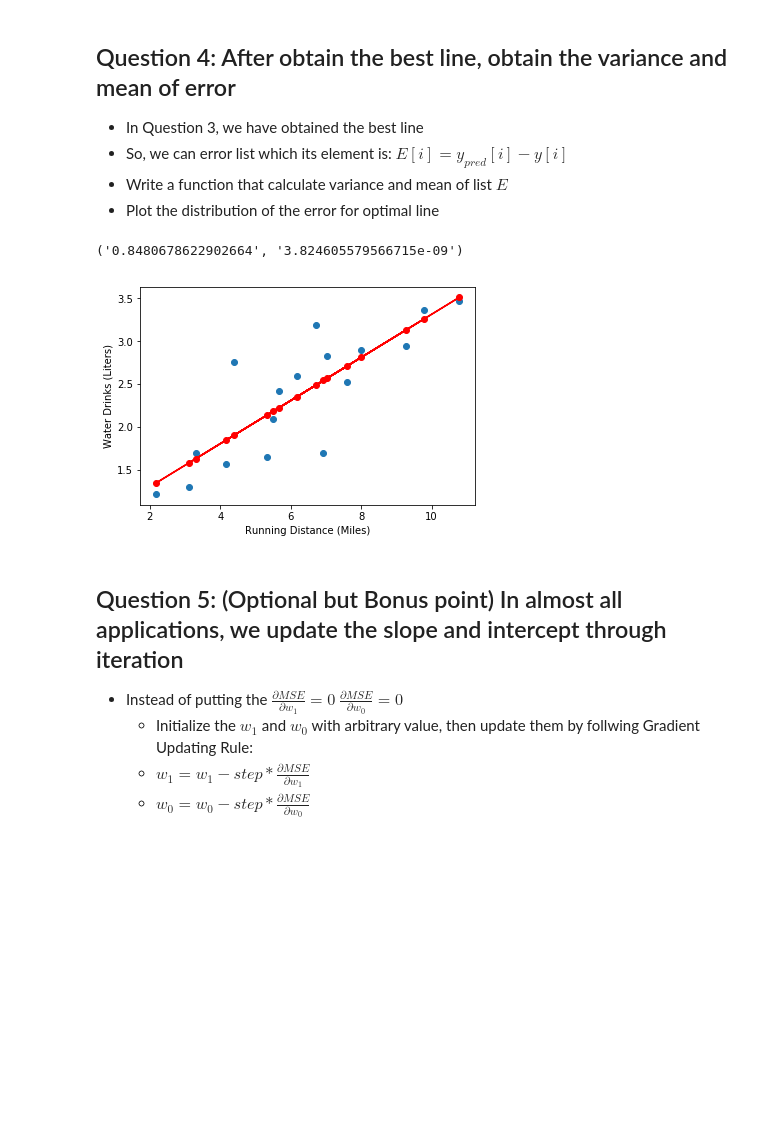
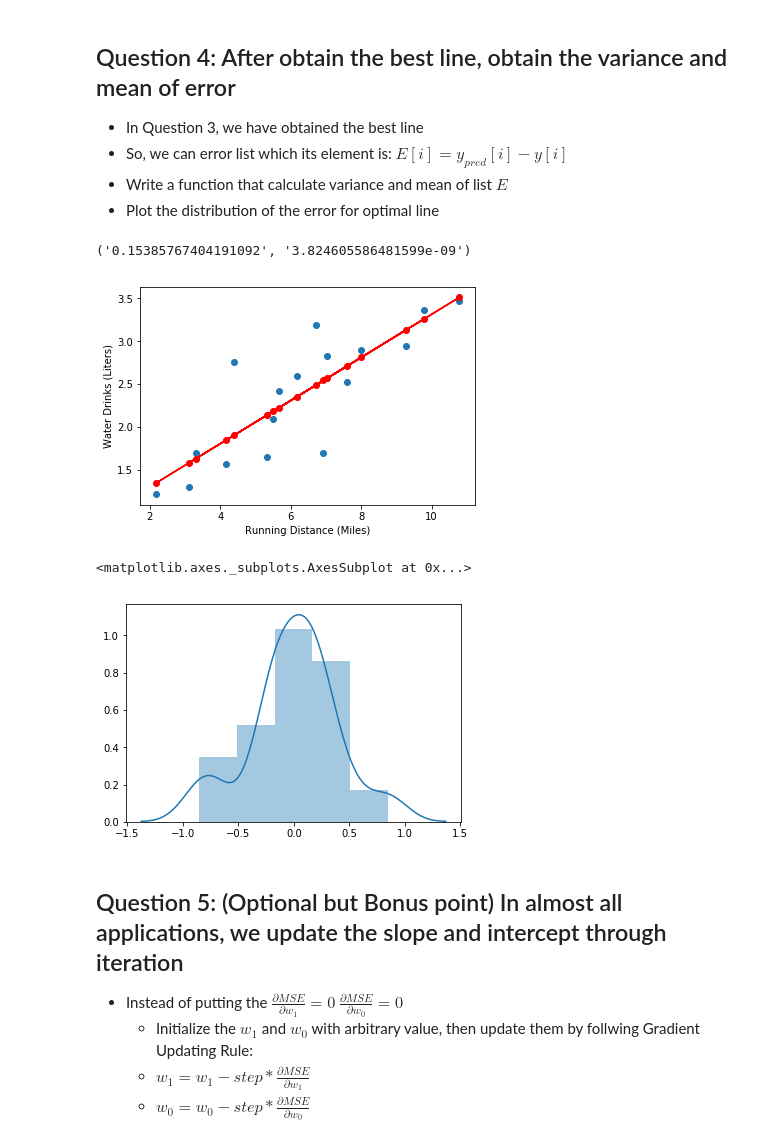
Before and after one commit to Andre-Williams22/Quantitative-Literacy, a Jupyter notebook: Final_Project/Final_Project.ipynb, the cells around one changed output. Cells and saved outputs as stored; diff of their text form; code cells hidden in the pictures; blank space fills up the shorter version.

Commit message:
plots yprediction with seaborn

```diff
--- a/Final_Project/Final_Project.ipynb
+++ b/Final_Project/Final_Project.ipynb
@@ -125,7 +126,7 @@ print(slope_intercept_LR(x, y))
 # %%
 def variance_mean(x, y, w1, w0):
     y_pred = [w1*x[i] + w0 for i in range(len(x))]
-    error = [y_pred - y[i] for i in range(len(y))]
+    error = [y_pred[i] - y[i] for i in range(len(y))]
 
     mean_e = np.mean(error)
     var_e = np.var(error)
@@ -138,13 +139,20 @@ def variance_mean(x, y, w1, w0):
     return str(var_e), str(mean_e)
 
 
-
-
 print(variance_mean(x, y, 0.25163494428355315, 0.79880123 ))
 #print(variance_mean(y, x, 0.7, 0.3))
 # %% [output]
-('0.8480678622902664', '3.824605579566715e-09')
+('0.15385767404191092', '3.824605586481599e-09')
 [figure]
+# %%
+import seaborn as sns
+y_pred = [0.25163494428355315*x[i] + 0.79880123 for i in range(len(x))]
+a = y_pred - y
+
+sns.distplot(a, hist=True, kde=True, bins=5)
+# %% [output]
+<matplotlib.axes._subplots.AxesSubplot at 0x...>
+[figure, added]
 # %% [markdown]
 ## Question 5: (Optional but Bonus point) In almost all applications, we update the slope and intercept through iteration
 
```
Also changed, not shown: parts of 2 cells of this notebook, 1 other file.
